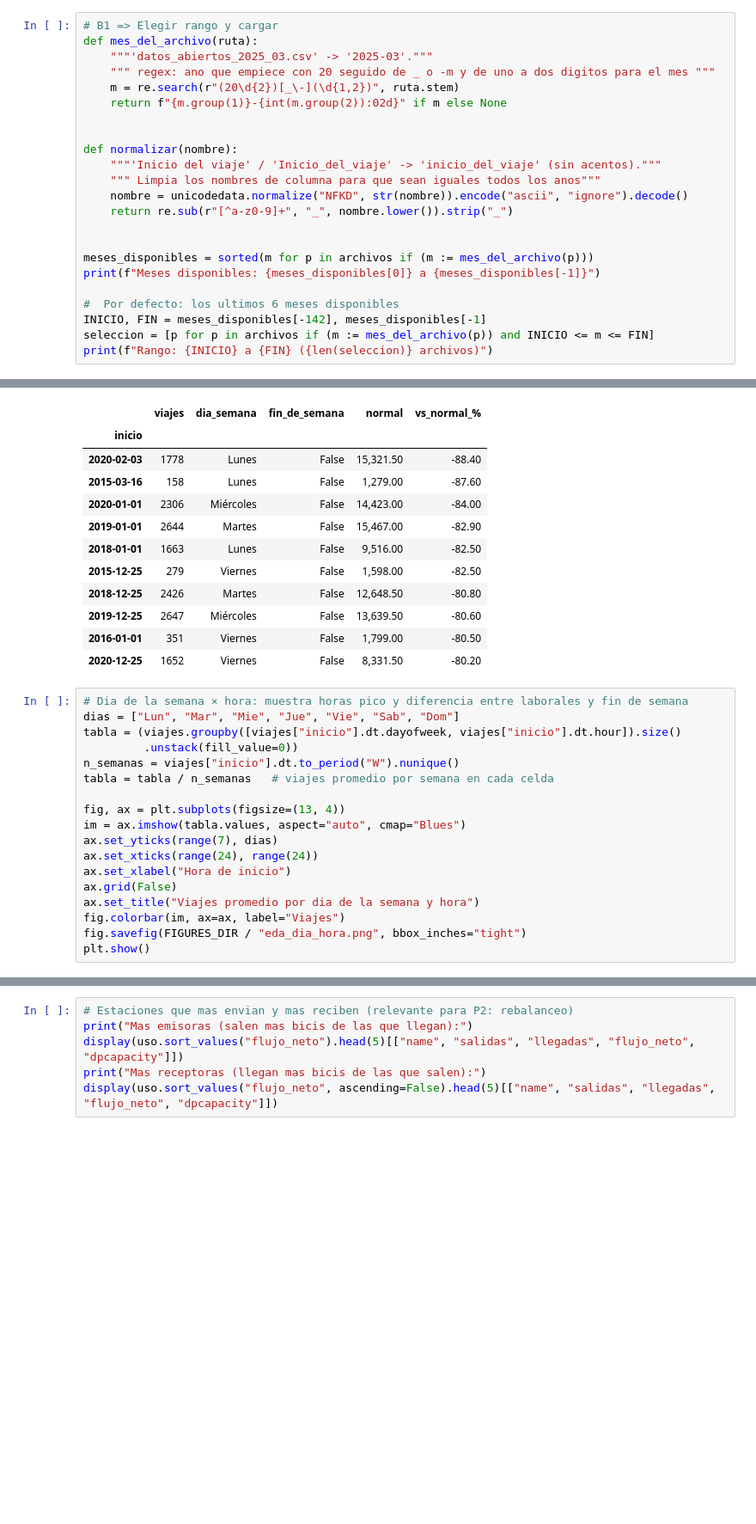
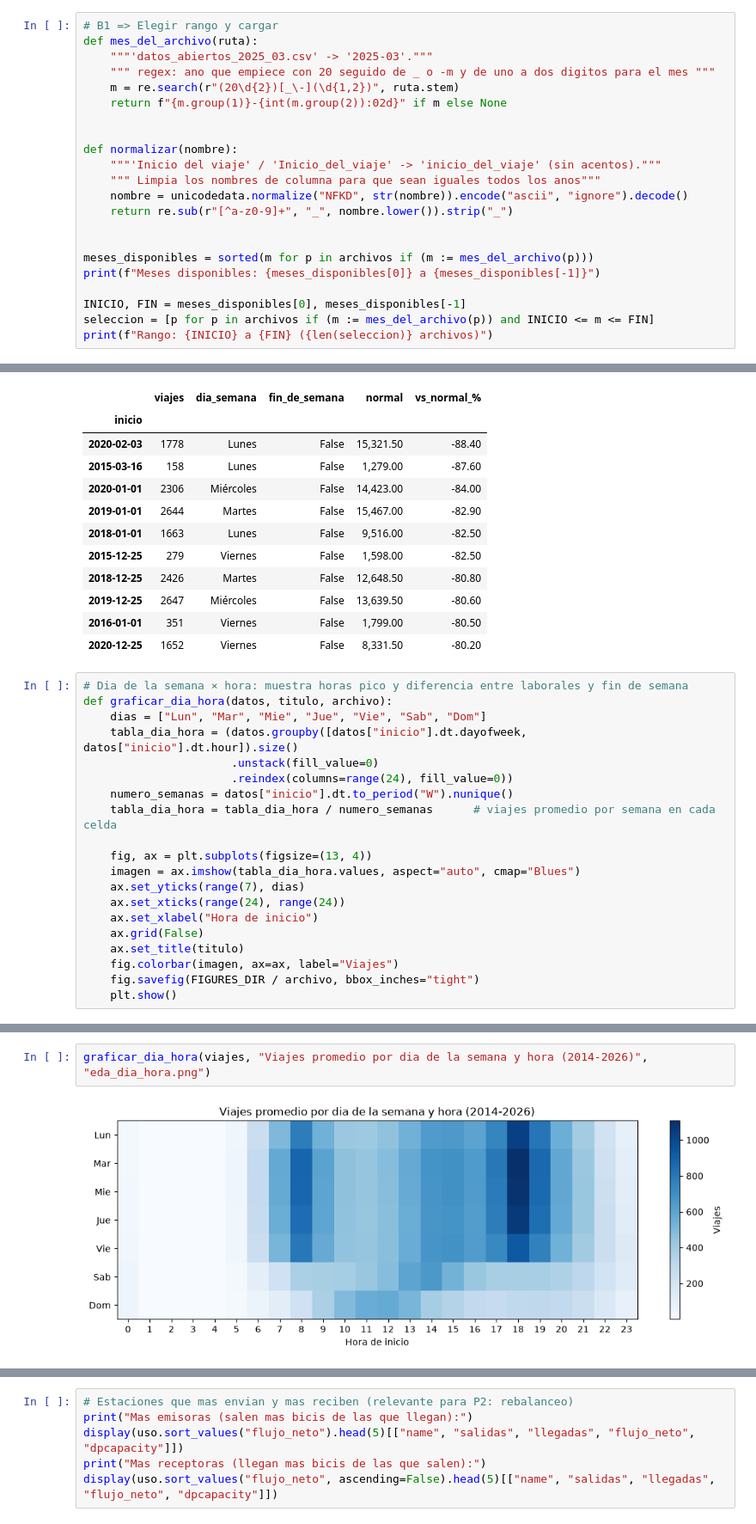
Before and after one commit to alx016/TC5061-Proyecto-Equipo05, a Jupyter notebook: notebooks/1.0-fge-eda-mibici.ipynb, the cells around one changed output, grey strips where cells are left out. Shown at 86% size. Cells and saved outputs as stored; diff of their text form; blank space fills up the shorter version.

```diff
--- a/notebooks/1.0-fge-eda-mibici.ipynb
+++ b/notebooks/1.0-fge-eda-mibici.ipynb
@@ -232,8 +234,7 @@ def normalizar(nombre):
 meses_disponibles = sorted(m for p in archivos if (m := mes_del_archivo(p)))
 print(f"Meses disponibles: {meses_disponibles[0]} a {meses_disponibles[-1]}")
 
-#  Por defecto: los ultimos 6 meses disponibles
-INICIO, FIN = meses_disponibles[-142], meses_disponibles[-1]
+INICIO, FIN = meses_disponibles[0], meses_disponibles[-1]
 seleccion = [p for p in archivos if (m := mes_del_archivo(p)) and INICIO <= m <= FIN]
 print(f"Rango: {INICIO} a {FIN} ({len(seleccion)} archivos)")
 # %% [output]
@@ -404,19 +405,21 @@ tabla_dias[~tabla_dias["fin_de_semana"]].sort_values("vs_normal_%").head(10)
 | 2020-12-25 | 1652 | Viernes | False | 8,331.50 | -80.20 |
 # %%
 # Dia de la semana × hora: muestra horas pico y diferencia entre laborales y fin de semana
-dias = ["Lun", "Mar", "Mie", "Jue", "Vie", "Sab", "Dom"]
-tabla = (viajes.groupby([viajes["inicio"].dt.dayofweek, viajes["inicio"].dt.hour]).size()
-         .unstack(fill_value=0))
-n_semanas = viajes["inicio"].dt.to_period("W").nunique()
-tabla = tabla / n_semanas   # viajes promedio por semana en cada celda
+def graficar_dia_hora(datos, titulo, archivo):
+    dias = ["Lun", "Mar", "Mie", "Jue", "Vie", "Sab", "Dom"]
+    tabla_dia_hora = (datos.groupby([datos["inicio"].dt.dayofweek, datos["inicio"].dt.hour]).size()
+                      .unstack(fill_value=0)
+                      .reindex(columns=range(24), fill_value=0))
+    numero_semanas = datos["inicio"].dt.to_period("W").nunique()
+    tabla_dia_hora = tabla_dia_hora / numero_semanas      # viajes promedio por semana en cada celda
 
-fig, ax = plt.subplots(figsize=(13, 4))
-im = ax.imshow(tabla.values, aspect="auto", cmap="Blues")
-ax.set_yticks(range(7), dias)
-ax.set_xticks(range(24), range(24))
-ax.set_xlabel("Hora de inicio")
-ax.grid(False)
-ax.set_title("Viajes promedio por dia de la semana y hora")
-fig.colorbar(im, ax=ax, label="Viajes")
-fig.savefig(FIGURES_DIR / "eda_dia_hora.png", bbox_inches="tight")
-plt.show()
+    fig, ax = plt.subplots(figsize=(13, 4))
+    imagen = ax.imshow(tabla_dia_hora.values, aspect="auto", cmap="Blues")
+    ax.set_yticks(range(7), dias)
+    ax.set_xticks(range(24), range(24))
+    ax.set_xlabel("Hora de inicio")
+    ax.grid(False)
+    ax.set_title(titulo)
+    fig.colorbar(imagen, ax=ax, label="Viajes")
+    fig.savefig(FIGURES_DIR / archivo, bbox_inches="tight")
+    plt.show()
@@ -441,0 +426,4 @@ plt.show()
+# %%
+graficar_dia_hora(viajes, "Viajes promedio por dia de la semana y hora (2014-2026)", "eda_dia_hora.png")
+# %% [output]
+[figure, added]
```
Also changed, not shown: parts of 26 cells of this notebook, 9 other files.
